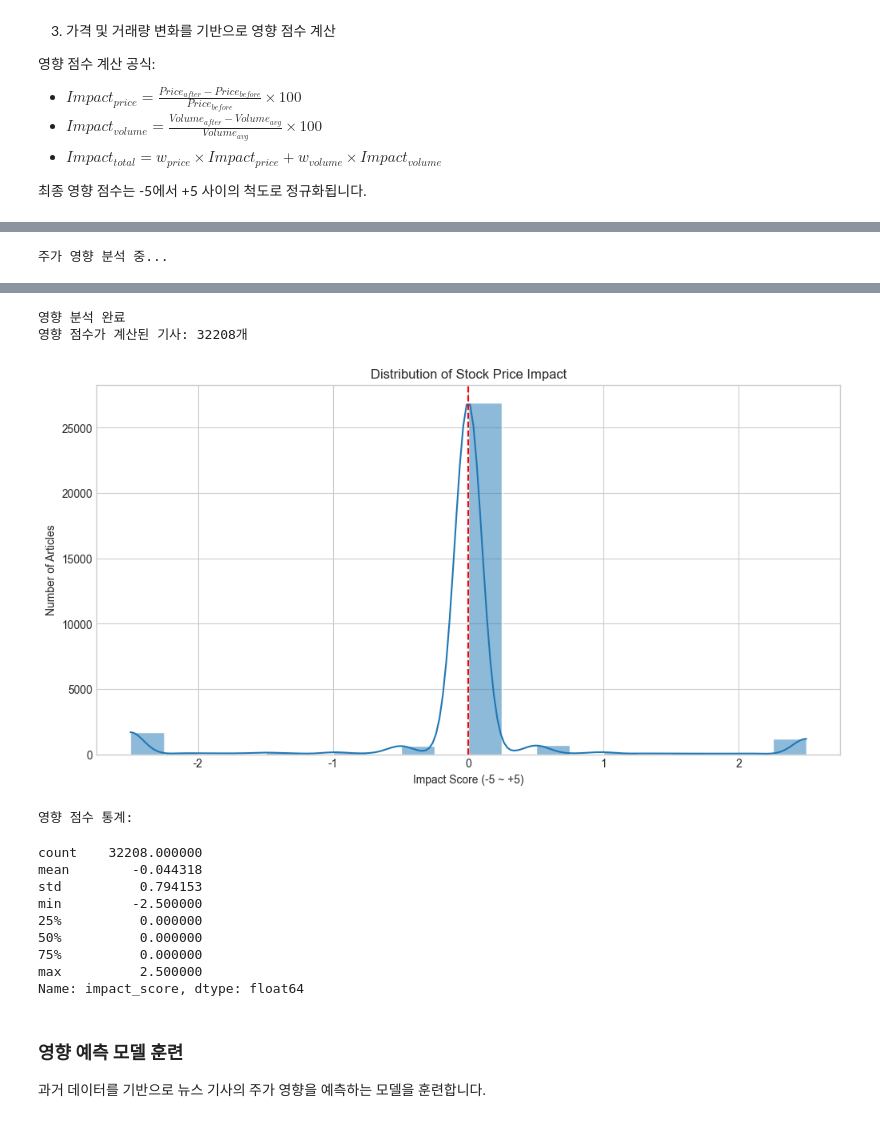
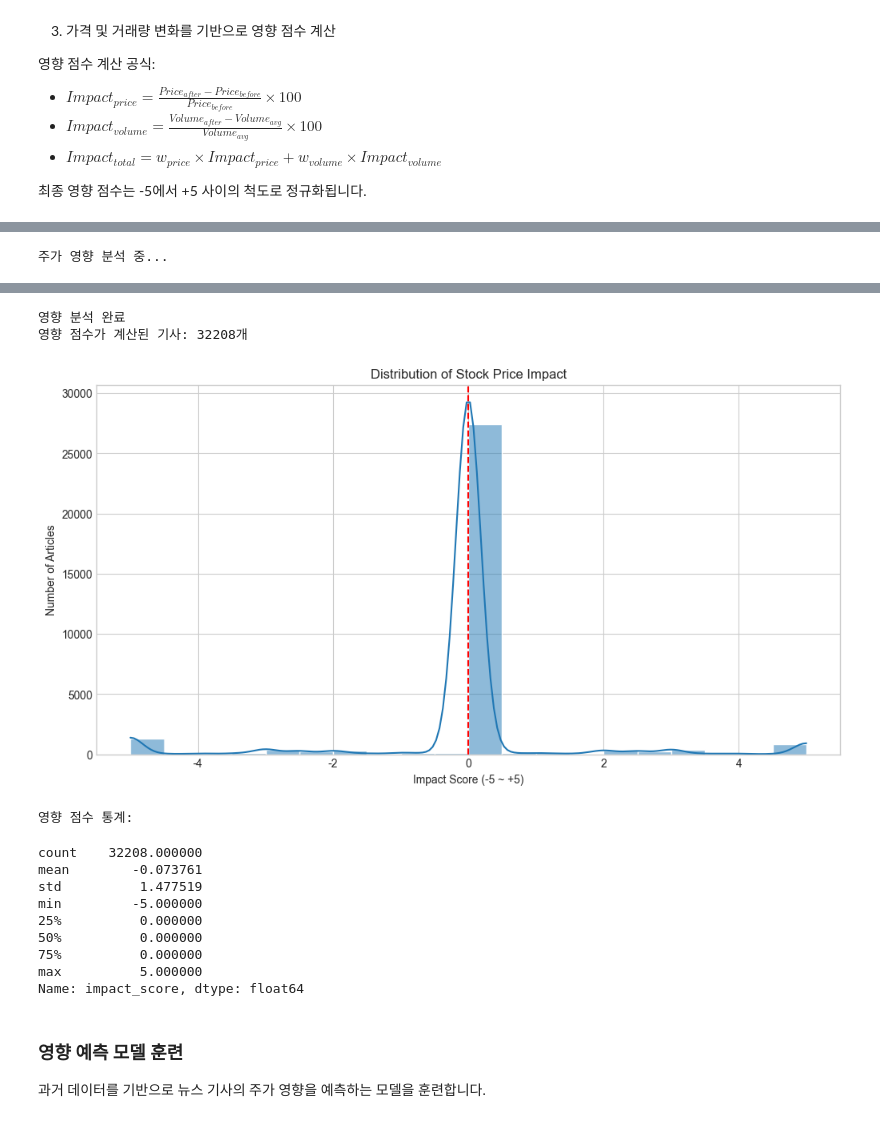
Before and after one commit to Kororu-lab/CLEAR, a Jupyter notebook: CLEAR_demo.ipynb, the cells around one changed output, grey strips where cells are left out. Cells and saved outputs as stored; diff of their text form; code cells hidden in the pictures.

```diff
--- a/CLEAR_demo.ipynb
+++ b/CLEAR_demo.ipynb
@@ -533,8 +533,8 @@ for cluster_id in trending_clusters:
 # 주가 영향 분석기 초기화
 impact_analyzer = StockImpactAnalyzer(
     time_windows=[
-        {"name": "immediate", "days": 0},
-        {"name": "short_term", "days": 1},
+        {"name": "immediate", "days": 1},
+        {"name": "short_term", "days": 3},
         {"name": "medium_term", "days": 7}
     ],
     impact_thresholds={
@@ -578,15 +578,15 @@ display(impact_stats)
 영향 분석 완료
 영향 점수가 계산된 기사: 32208개
-[figure, old version]
+[figure, new version]
 영향 점수 통계:
 count    32208.000000
-mean        -0.044318
-std          0.794153
-min         -2.500000
+mean        -0.073761
+std          1.477519
+min         -5.000000
 25%          0.000000
 50%          0.000000
 75%          0.000000
-max          2.500000
+max          5.000000
 Name: impact_score, dtype: float64
 # %% [markdown]
 ### 영향 예측 모델 훈련
```
Also changed, not shown: parts of 6 cells of this notebook, 14 other files.
